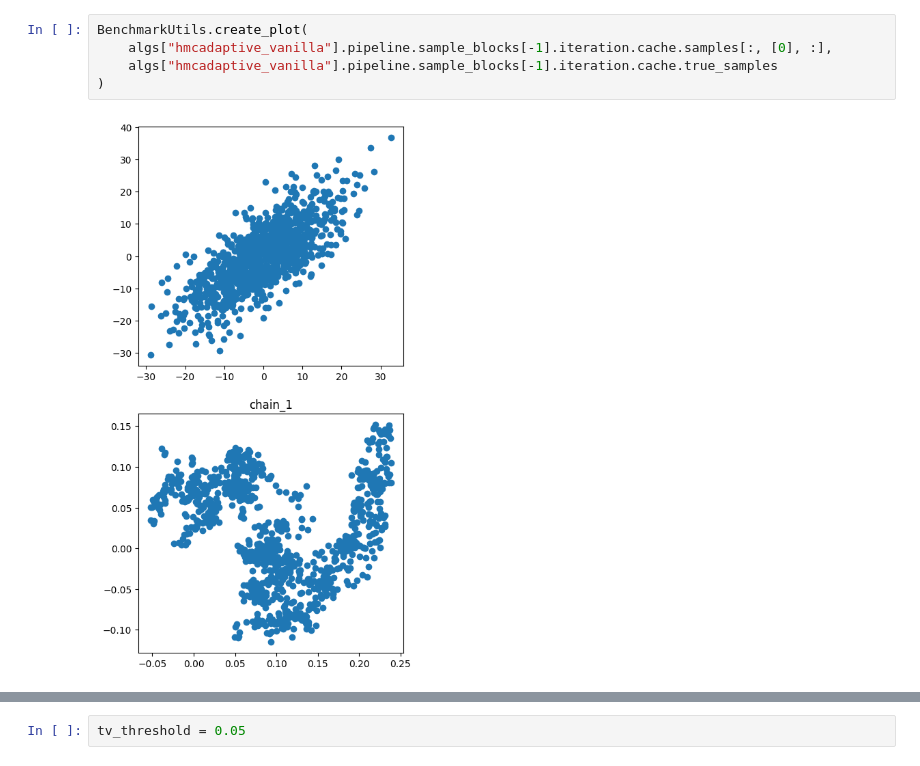
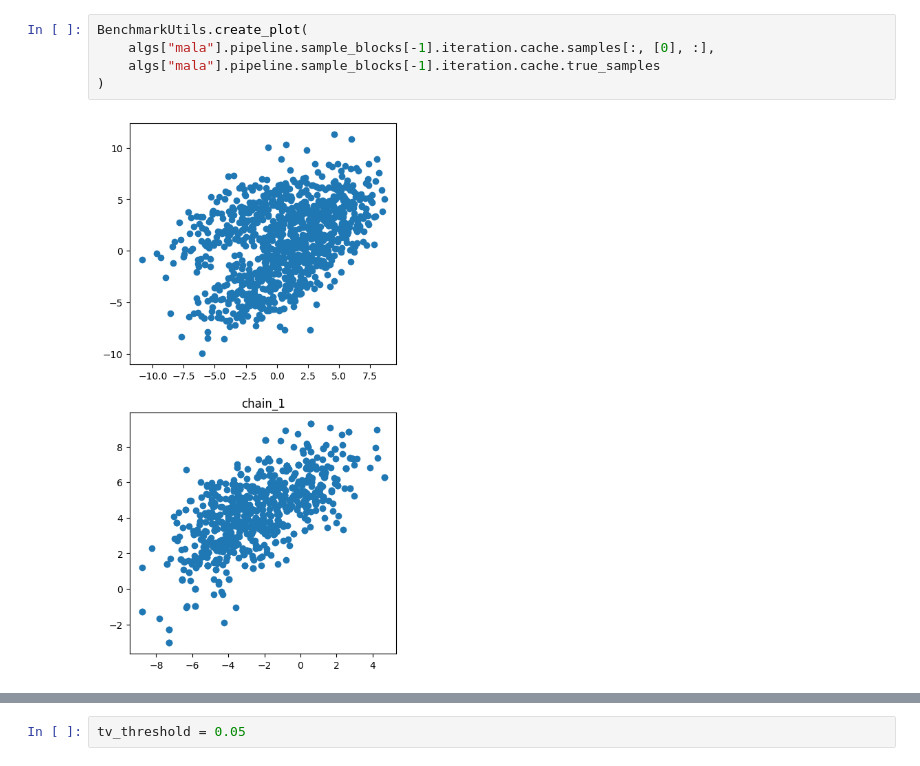
Before and after one commit to cepessh/adaptive_mcmc, a Jupyter notebook: notebooks/last_year_code_test.ipynb, the cells around one changed output, grey strips where cells are left out. Drawn from its saved outputs; the diff is of its cells as text.

```diff
--- a/notebooks/last_year_code_test.ipynb
+++ b/notebooks/last_year_code_test.ipynb
@@ -168,7 +175,7 @@ Runtime: 12.06s
-# %%
-BenchmarkUtils.create_plot(
-    algs["hmcadaptive_vanilla"].pipeline.sample_blocks[-1].iteration.cache.samples[:, [0], :],
-    algs["hmcadaptive_vanilla"].pipeline.sample_blocks[-1].iteration.cache.true_samples
-)
-# %% [output]
-[figure, removed]
+# %%
+BenchmarkUtils.create_plot(
+    algs["mala"].pipeline.sample_blocks[-1].iteration.cache.samples[:, [0], :],
+    algs["mala"].pipeline.sample_blocks[-1].iteration.cache.true_samples
+)
+# %% [output]
+[figure, added]
```
Also changed, not shown: parts of 19 cells of this notebook.
